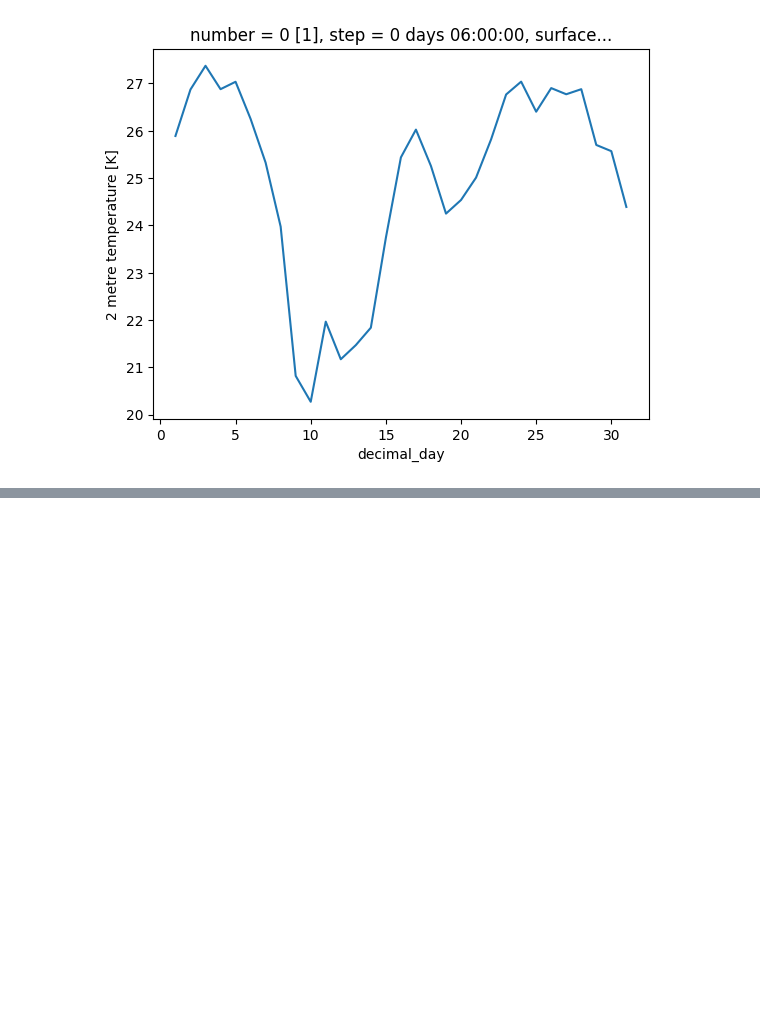
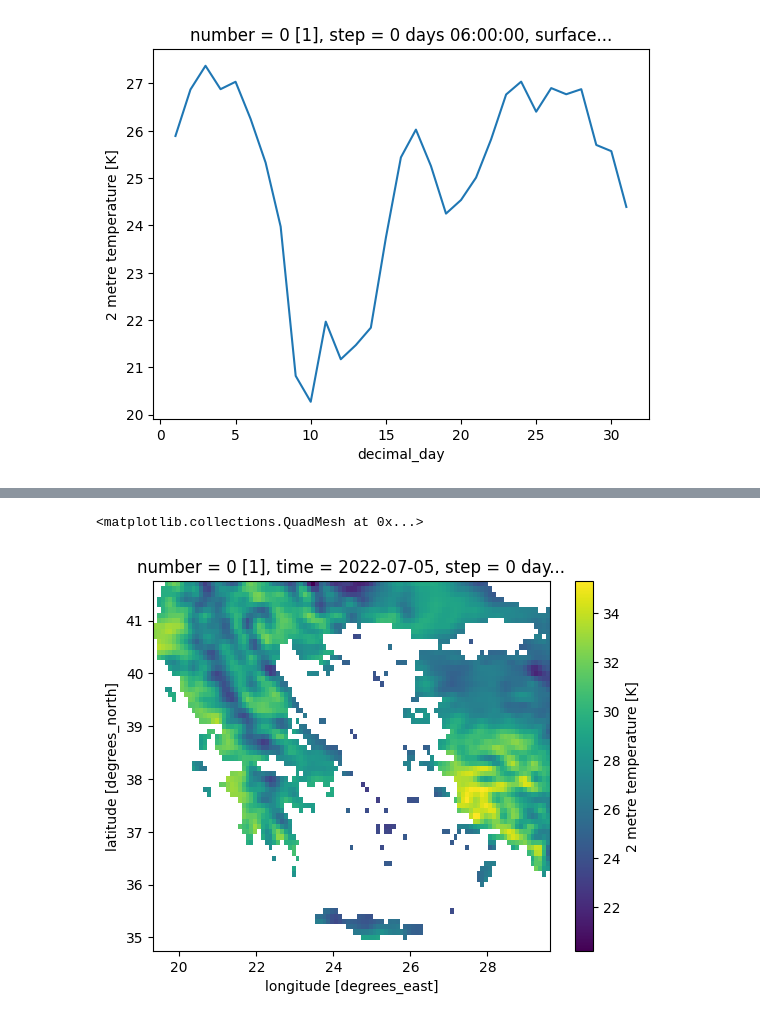
Before and after one commit to edwardLum/mapping-data-visualization-python, a Jupyter notebook: code/exercise1/Working with xarray.ipynb, the cells around one changed output, grey strips where cells are left out. Saved outputs shown, nothing was run; the diff lists cells and outputs as text; code cells hidden in the pictures; blank space fills up the shorter version.

```diff
--- a/code/exercise1/Working with xarray.ipynb
+++ b/code/exercise1/Working with xarray.ipynb
@@ -186,0 +199,7 @@ temp_mean.plot.step()
+# %%
+temperature2d = ds.t2m.isel(time=5, step=8)
+
+temperature2d.plot()
+# %% [output]
+<matplotlib.collections.QuadMesh at 0x...>
+[figure, added]
```
Also changed, not shown: parts of 22 cells of this notebook.
